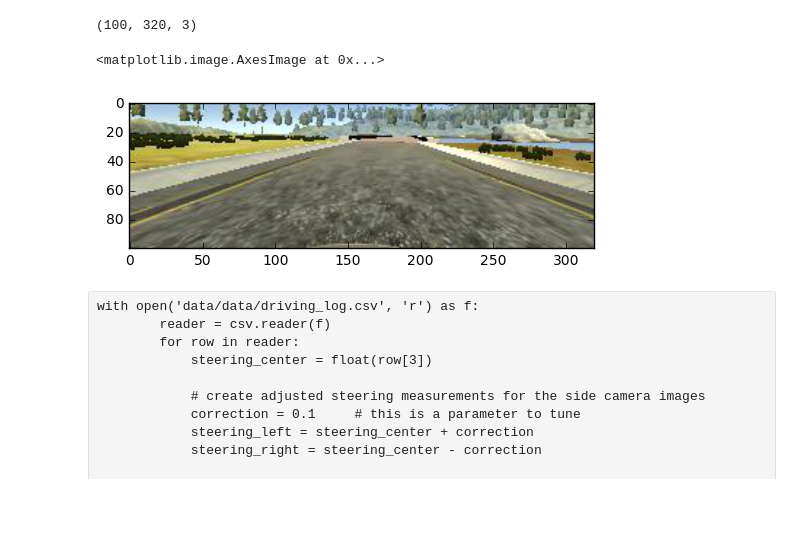
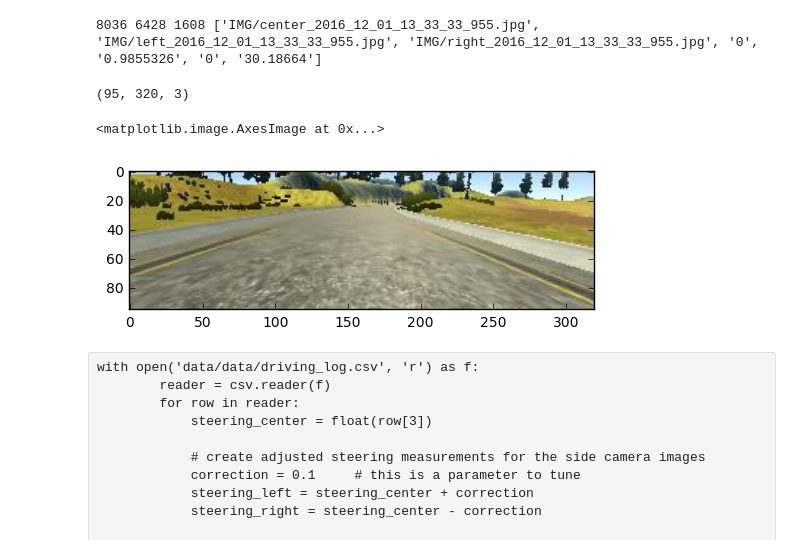
Before and after one commit to karanj1/SDCar, a Jupyter notebook: CarND-Behavioral-Cloning-P3/test2.ipynb, the cells around one changed output. Drawn from its saved outputs; the diff is of its cells as text; code cells hidden in the pictures; blank space fills up the shorter version.

```diff
--- a/CarND-Behavioral-Cloning-P3/test2.ipynb
+++ b/CarND-Behavioral-Cloning-P3/test2.ipynb
@@ -15,11 +17,14 @@ from keras.layers.pooling import MaxPooling2D
 # %%
 samples = []
 with open('data/data/driving_log.csv') as csvfile:
-    line = csvfile.readlines()
+    #csvlines = csvfile.readlines()  # if we use this method then comment below 3 lines and replace samples by csvlines
     reader = csv.reader(csvfile)
     for line in reader:
         samples.append(line)
 train_samples, validation_samples = train_test_split(samples, test_size=0.2)
+print (len(samples), len(train_samples), len(validation_samples), samples[550])
+# %% [output]
+8036 6428 1608 ['IMG/center_2016_12_01_13_33_33_955.jpg', 'IMG/left_2016_12_01_13_33_33_955.jpg', 'IMG/right_2016_12_01_13_33_33_955.jpg', '0', '0.9855326', '0', '30.18664']
 # %%
 #car_images = []
 #steering_angles = []
@@ -39,17 +44,17 @@ def process_image(image):
 # %%
 #Sample processing on first image in csv file
 import math
 import matplotlib.pyplot as plt
 path = 'data/data/' # fill in the path to your training IMG directory
 
-#img_center1 = process_image(np.asarray(Image.open(path+first_line[0:38])))
-img_center1 = process_image(np.asarray(Image.open(path+line[55][0:38])))  #line[x][0:38], x is row number, [0:38] is characters of first coulmn of that row..
+#img_center1 = process_image(np.asarray(Image.open(path+csvlines[550][0:38]))) #line[x][0:38], x is row number, [0:38] is characters of first coulmn of that row..
+img_center1 = process_image(np.asarray(Image.open(path+samples[550][0])))  #line[x][1], x is row number, [0] is 0th coulmn of that row..
 print(img_center1.shape)
 plt.imshow(img_center1)
 # %% [output]
-(100, 320, 3)
+(95, 320, 3)
 <matplotlib.image.AxesImage at 0x...>
-[figure, old version]
+[figure, new version]
 # %% [raw]
 with open('data/data/driving_log.csv', 'r') as f:
         reader = csv.reader(f)
```
Also changed, not shown: parts of 4 cells of this notebook, 1 other file.
